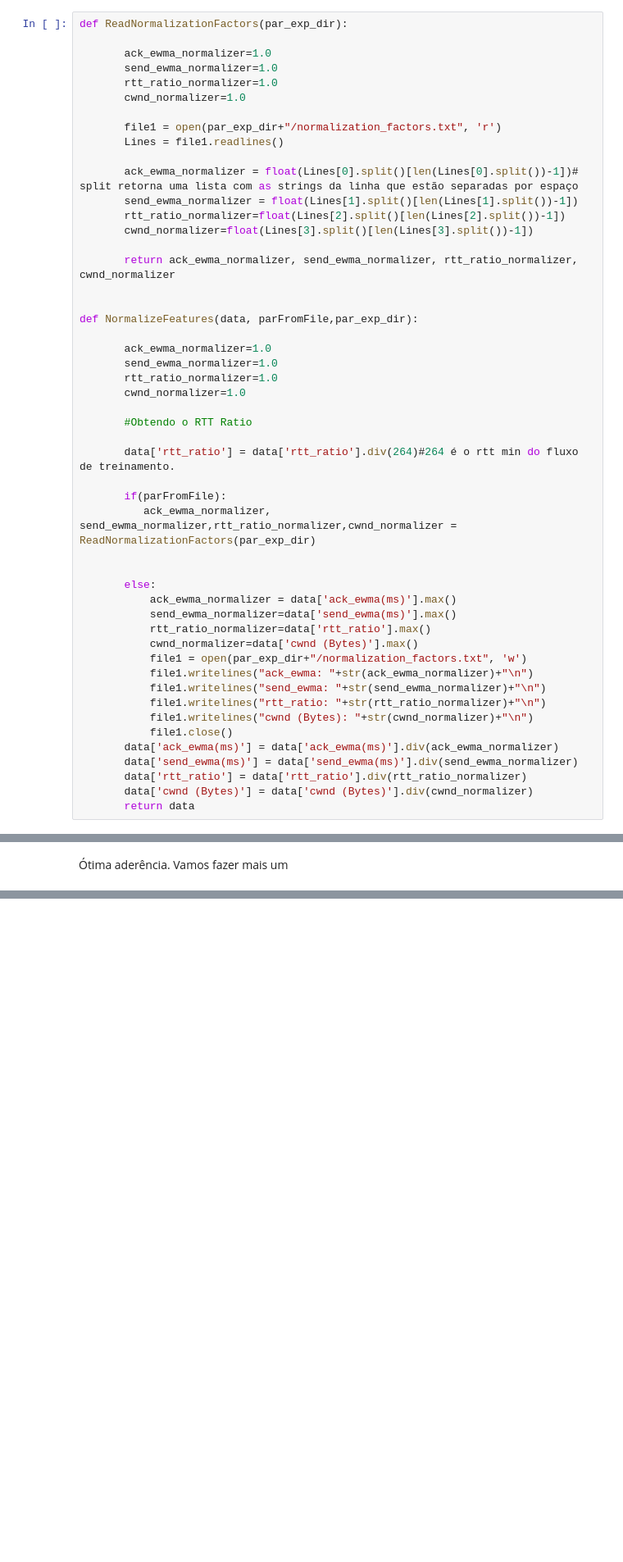
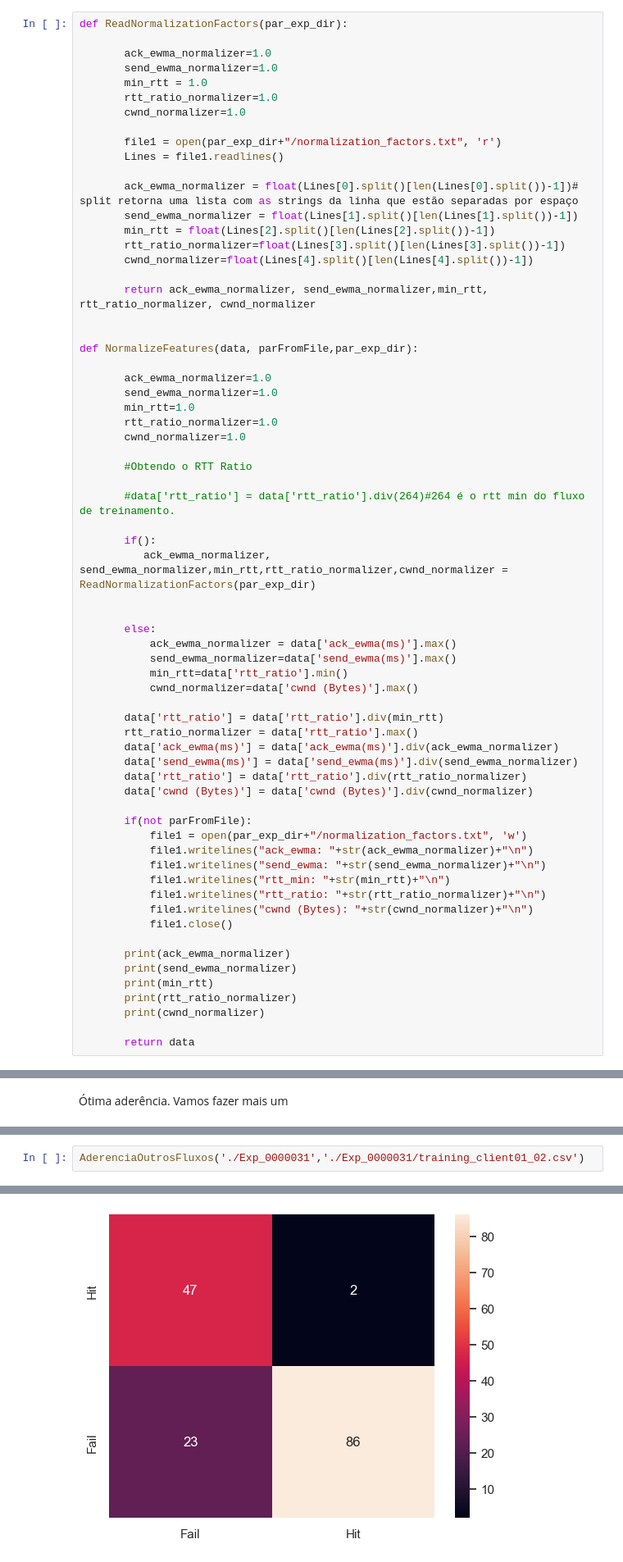
Before and after one commit to reisdout/FederatedColab, a Jupyter notebook: neural_network_model.ipynb, the cells around one changed output, grey strips where cells are left out. Shown at 82% size. Cells and saved outputs as stored; diff of their text form; blank space fills up the shorter version.

```diff
--- a/neural_network_model.ipynb
+++ b/neural_network_model.ipynb
@@ -101,6 +101,7 @@ def ReadNormalizationFactors(par_exp_dir):
 
        ack_ewma_normalizer=1.0
        send_ewma_normalizer=1.0
+       min_rtt = 1.0
        rtt_ratio_normalizer=1.0
        cwnd_normalizer=1.0
 
@@ -109,42 +110,57 @@ def ReadNormalizationFactors(par_exp_dir):
 
        ack_ewma_normalizer = float(Lines[0].split()[len(Lines[0].split())-1])# split retorna uma lista com as strings da linha que estão separadas por espaço
        send_ewma_normalizer = float(Lines[1].split()[len(Lines[1].split())-1])
-       rtt_ratio_normalizer=float(Lines[2].split()[len(Lines[2].split())-1])
-       cwnd_normalizer=float(Lines[3].split()[len(Lines[3].split())-1])
+       min_rtt = float(Lines[2].split()[len(Lines[2].split())-1])
+       rtt_ratio_normalizer=float(Lines[3].split()[len(Lines[3].split())-1])
+       cwnd_normalizer=float(Lines[4].split()[len(Lines[4].split())-1])
 
-       return ack_ewma_normalizer, send_ewma_normalizer, rtt_ratio_normalizer, cwnd_normalizer
+       return ack_ewma_normalizer, send_ewma_normalizer,min_rtt, rtt_ratio_normalizer, cwnd_normalizer
 
 
 def NormalizeFeatures(data, parFromFile,par_exp_dir):
 
        ack_ewma_normalizer=1.0
        send_ewma_normalizer=1.0
+       min_rtt=1.0
        rtt_ratio_normalizer=1.0
        cwnd_normalizer=1.0
 
        #Obtendo o RTT Ratio
 
-       data['rtt_ratio'] = data['rtt_ratio'].div(264)#264 é o rtt min do fluxo de treinamento.
+       #data['rtt_ratio'] = data['rtt_ratio'].div(264)#264 é o rtt min do fluxo de treinamento.
 
-       if(parFromFile):
-          ack_ewma_normalizer, send_ewma_normalizer,rtt_ratio_normalizer,cwnd_normalizer = ReadNormalizationFactors(par_exp_dir)
+       if():
+          ack_ewma_normalizer, send_ewma_normalizer,min_rtt,rtt_ratio_normalizer,cwnd_normalizer = ReadNormalizationFactors(par_exp_dir)
 
 
        else:
            ack_ewma_normalizer = data['ack_ewma(ms)'].max()
            send_ewma_normalizer=data['send_ewma(ms)'].max()
-           rtt_ratio_normalizer=data['rtt_ratio'].max()
+           min_rtt=data['rtt_ratio'].min()
            cwnd_normalizer=data['cwnd (Bytes)'].max()
-           file1 = open(par_exp_dir+"/normalization_factors.txt", 'w')
-           file1.writelines("ack_ewma: "+str(ack_ewma_normalizer)+"\n")
-           file1.writelines("send_ewma: "+str(send_ewma_normalizer)+"\n")
-           file1.writelines("rtt_ratio: "+str(rtt_ratio_normalizer)+"\n")
-           file1.writelines("cwnd (Bytes): "+str(cwnd_normalizer)+"\n")
-           file1.close()
+
+       data['rtt_ratio'] = data['rtt_ratio'].div(min_rtt)
+       rtt_ratio_normalizer = data['rtt_ratio'].max()
        data['ack_ewma(ms)'] = data['ack_ewma(ms)'].div(ack_ewma_normalizer)
        data['send_ewma(ms)'] = data['send_ewma(ms)'].div(send_ewma_normalizer)
        data['rtt_ratio'] = data['rtt_ratio'].div(rtt_ratio_normalizer)
        data['cwnd (Bytes)'] = data['cwnd (Bytes)'].div(cwnd_normalizer)
+
+       if(not parFromFile):
+           file1 = open(par_exp_dir+"/normalization_factors.txt", 'w')
+           file1.writelines("ack_ewma: "+str(ack_ewma_normalizer)+"\n")
+           file1.writelines("send_ewma: "+str(send_ewma_normalizer)+"\n")
+           file1.writelines("rtt_min: "+str(min_rtt)+"\n")
+           file1.writelines("rtt_ratio: "+str(rtt_ratio_normalizer)+"\n")
+           file1.writelines("cwnd (Bytes): "+str(cwnd_normalizer)+"\n")
+           file1.close()
+
+       print(ack_ewma_normalizer)
+       print(send_ewma_normalizer)
+       print(min_rtt)
+       print(rtt_ratio_normalizer)
+       print(cwnd_normalizer)
+
        return data
 # %%
 base = pd.read_csv('./Exp_0000024/training_client01.csv')
@@ -2372,0 +2410,3 @@ TreinarModelo('./Exp_0000031','./Exp_0000031/training_client01_01.csv')
+# %%
+AderenciaOutrosFluxos('./Exp_0000031','./Exp_0000031/training_client01_02.csv')
+# %% [output]
@@ -2372,0 +2424 @@ TreinarModelo('./Exp_0000031','./Exp_0000031/training_client01_01.csv')
+[figure, added]
```
Also changed, not shown: parts of 51 cells of this notebook, 17 other files.
